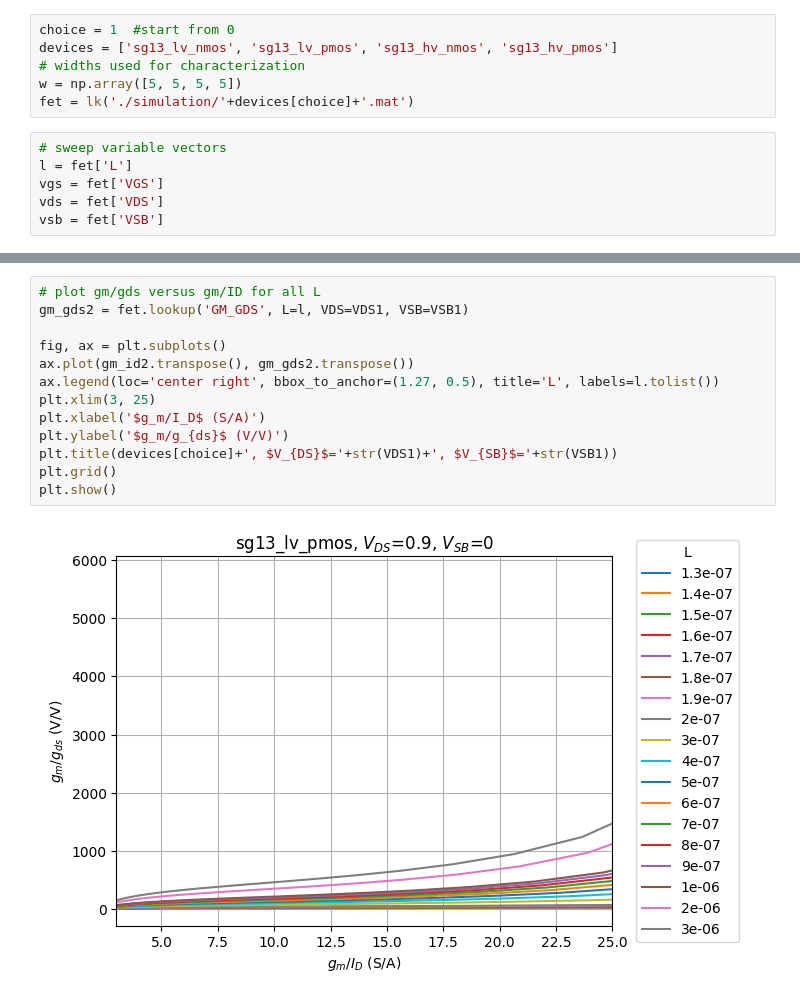
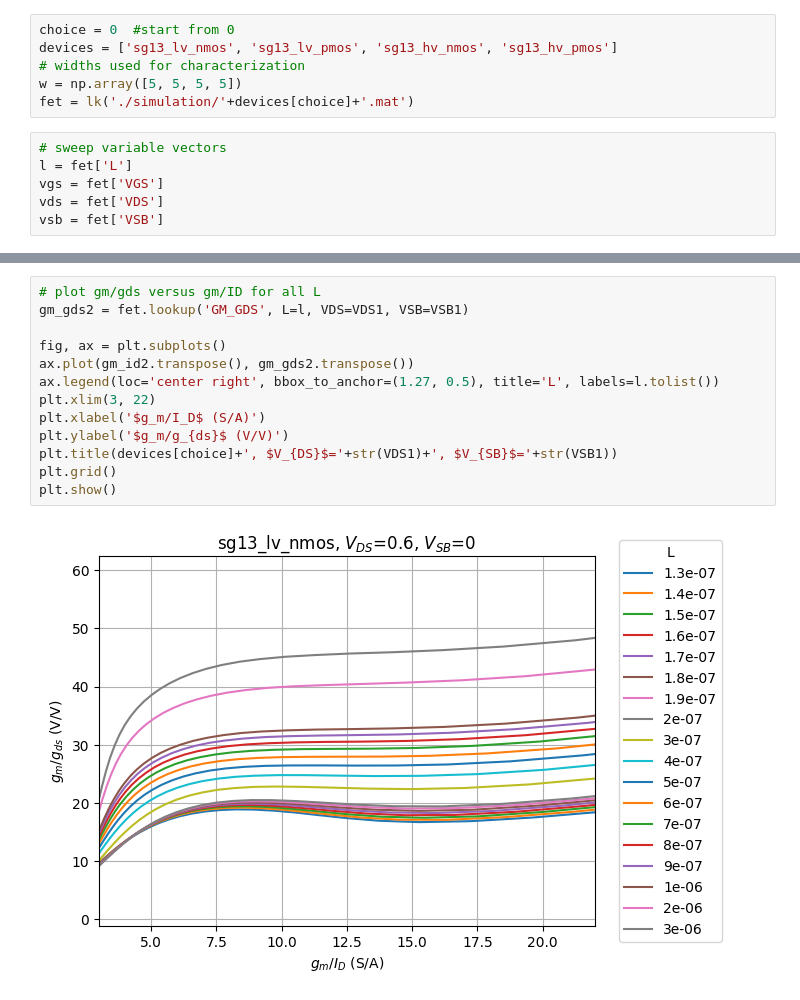
Before and after one commit to tatuc/Book-on-gm-ID-design, a Jupyter notebook: starter_files_open_source_tools/ihp-sg13g2/techsweep_plots_from_mat.ipynb, the cells around one changed output, grey strips where cells are left out. Cells and saved outputs as stored; diff of their text form.

```diff
--- a/starter_files_open_source_tools/ihp-sg13g2/techsweep_plots_from_mat.ipynb
+++ b/starter_files_open_source_tools/ihp-sg13g2/techsweep_plots_from_mat.ipynb
@@ -4,7 +4,7 @@ import scipy.constants as sc
 import matplotlib.pyplot as plt
 from pygmid import Lookup as lk
 # %%
-choice = 1  #start from 0
+choice = 0  #start from 0
 devices = ['sg13_lv_nmos', 'sg13_lv_pmos', 'sg13_hv_nmos', 'sg13_hv_pmos']
 # widths used for characterization
 w = np.array([5, 5, 5, 5])
@@ -83,18 +83,18 @@ plt.show()
 # %%
 # plot gm/gds versus gm/ID for all L
 gm_gds2 = fet.lookup('GM_GDS', L=l, VDS=VDS1, VSB=VSB1)
 
 fig, ax = plt.subplots()
 ax.plot(gm_id2.transpose(), gm_gds2.transpose())
 ax.legend(loc='center right', bbox_to_anchor=(1.27, 0.5), title='L', labels=l.tolist())
-plt.xlim(3, 25)
+plt.xlim(3, 22)
 plt.xlabel('$g_m/I_D$ (S/A)')
 plt.ylabel('$g_m/g_{ds}$ (V/V)')
 plt.title(devices[choice]+', $V_{DS}$='+str(VDS1)+', $V_{SB}$='+str(VSB1))
 plt.grid()
 plt.show()
 # %% [output]
-[figure, old version]
+[figure, new version]
 # %%
 # plot jd versus gm/ID for all L
 jd2 = fet.lookup('ID_W', L=l, VDS=VDS1, VSB=VSB1)/1e-6
```
Also changed, not shown: parts of 8 cells of this notebook, 16 other files.
